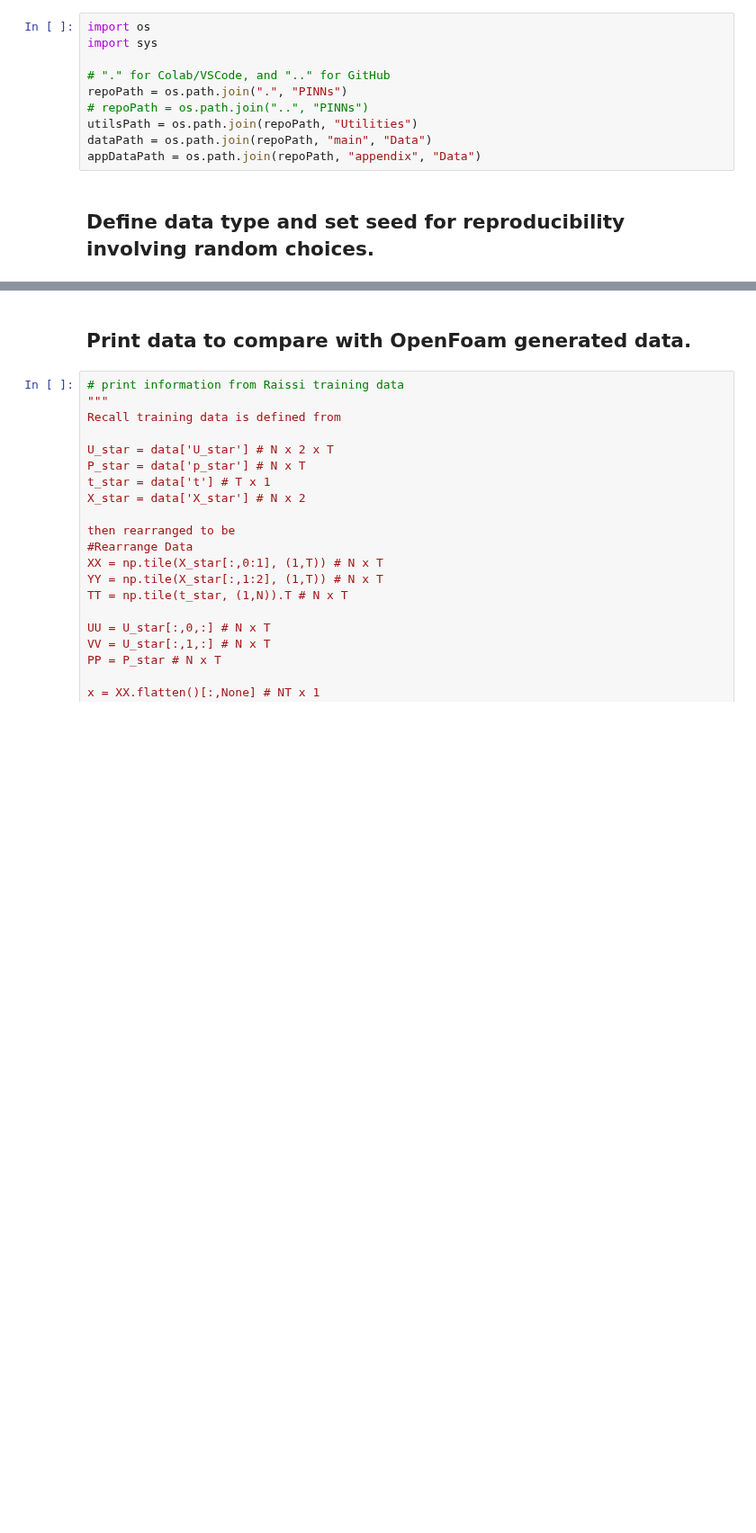
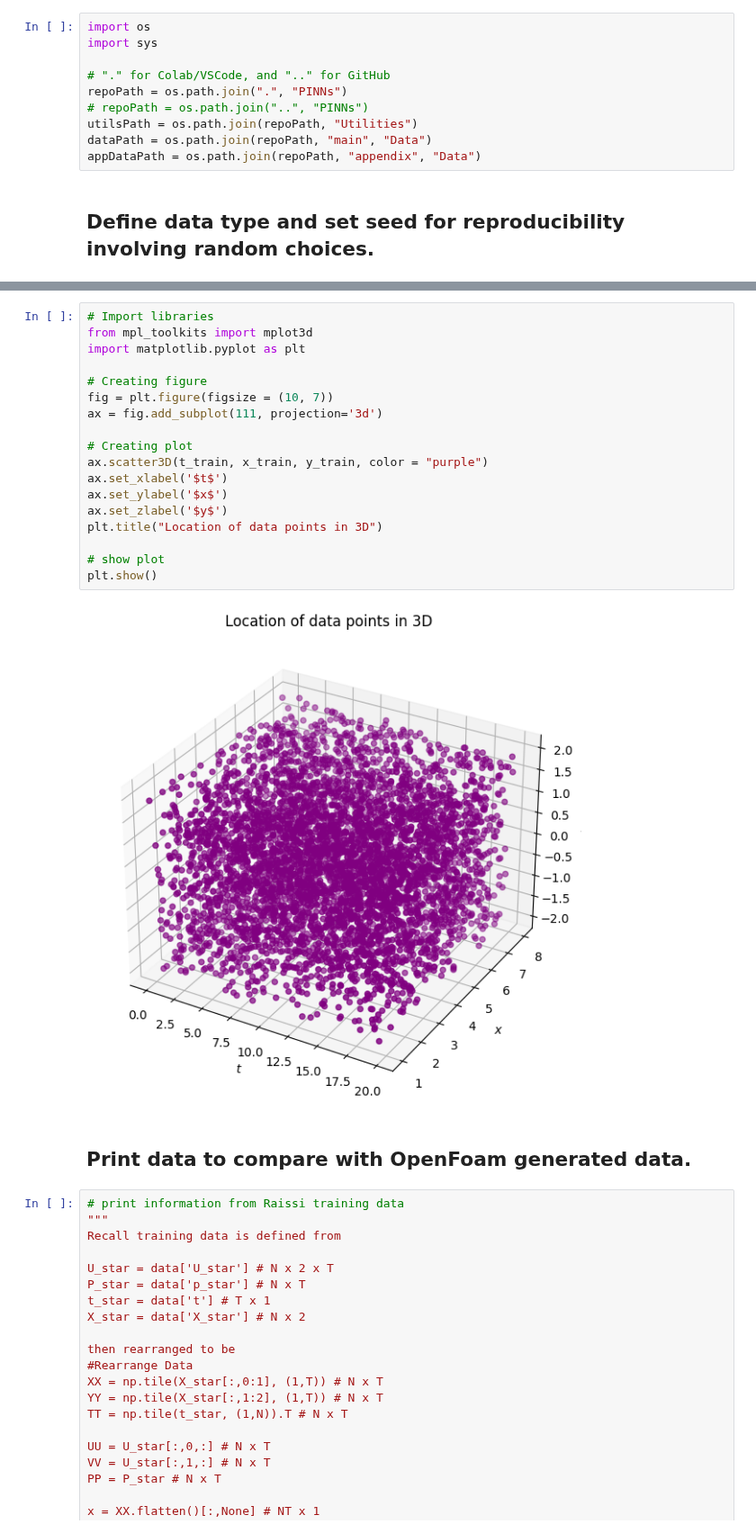
Before and after one commit to yajuna/tensorflow_pde, a Jupyter notebook: navier_stokes_PINN_identification.ipynb, the cells around one changed output, grey strips where cells are left out. Shown at 90% size. Drawn from its saved outputs; the diff is of its cells as text; blank space fills up the shorter version.

```diff
--- a/navier_stokes_PINN_identification.ipynb
+++ b/navier_stokes_PINN_identification.ipynb
@@ -145,3 +203,23 @@ size of x_trian and x_star 5000 5000
+# %%
+# Import libraries
+from mpl_toolkits import mplot3d
+import matplotlib.pyplot as plt
+
+# Creating figure
+fig = plt.figure(figsize = (10, 7))
+ax = fig.add_subplot(111, projection='3d')
+
+# Creating plot
+ax.scatter3D(t_train, x_train, y_train, color = "purple")
+ax.set_xlabel('$t$')
+ax.set_ylabel('$x$')
+ax.set_zlabel('$y$')
+plt.title("Location of data points in 3D")
+
+# show plot
+plt.show()
+# %% [output]
+[figure, added]
 # %% [markdown]
 ## Print data to compare with OpenFoam generated data.
 # %%
```
Also changed, not shown: parts of 10 cells of this notebook.
